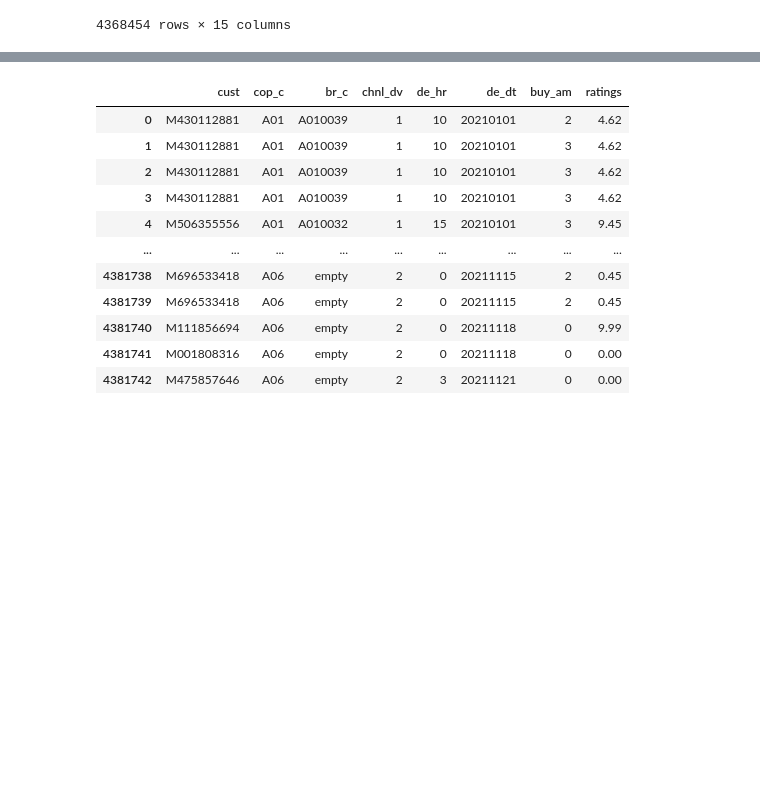
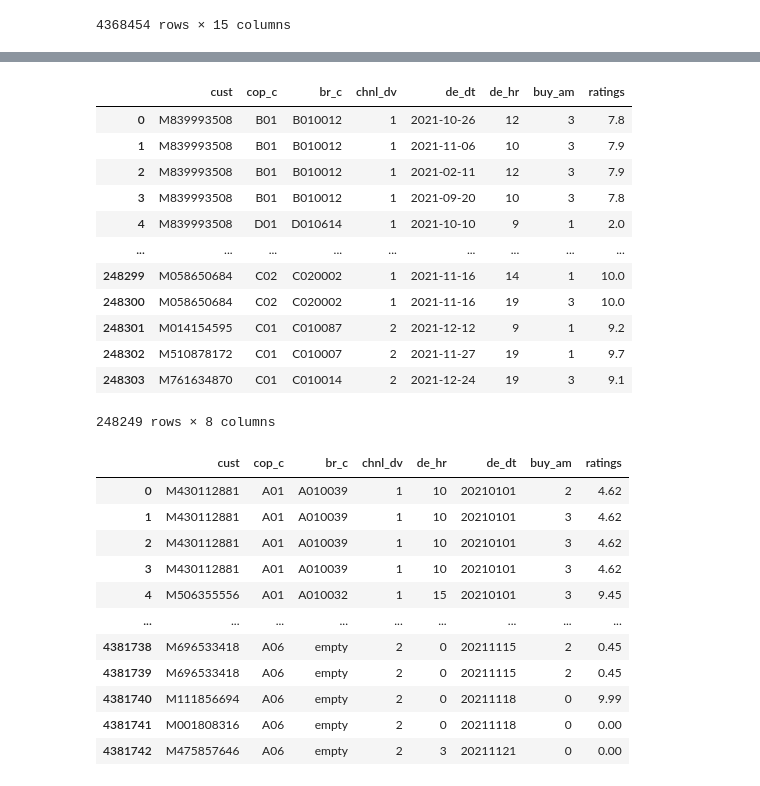
Before and after one commit to kch8906/Bigdata_Competition, a Jupyter notebook: DNN(0731).ipynb, the cells around one changed output, grey strips where cells are left out. Drawn from its saved outputs; the diff is of its cells as text; code cells hidden in the pictures; blank space fills up the shorter version.

```diff
--- a/DNN(0731).ipynb
+++ b/DNN(0731).ipynb
@@ -181,6 +233,23 @@ df_cop.dropna(axis=0, inplace=True)
 df_product['de_dt'] = df_product['de_dt'].astype('int64')
 df_product['de_dt'] = df_product['de_dt'].astype('str')
 df_product.dropna(axis=0, inplace=True)
+# %%
+df_cop['de_dt'] = pd.to_datetime(df_cop['de_dt'])
+df_cop
+# %% [output]
+|  | cust | cop_c | br_c | chnl_dv | de_dt | de_hr | buy_am | ratings |
+| 0 | M839993508 | B01 | B010012 | 1 | 2021-10-26 | 12 | 3 | 7.8 |
+| 1 | M839993508 | B01 | B010012 | 1 | 2021-11-06 | 10 | 3 | 7.9 |
+| 2 | M839993508 | B01 | B010012 | 1 | 2021-02-11 | 12 | 3 | 7.9 |
+| 3 | M839993508 | B01 | B010012 | 1 | 2021-09-20 | 10 | 3 | 7.8 |
+| 4 | M839993508 | D01 | D010614 | 1 | 2021-10-10 | 9 | 1 | 2.0 |
+| ... | ... | ... | ... | ... | ... | ... | ... | ... |
+| 248299 | M058650684 | C02 | C020002 | 1 | 2021-11-16 | 14 | 1 | 10.0 |
+| 248300 | M058650684 | C02 | C020002 | 1 | 2021-11-16 | 19 | 3 | 10.0 |
+| 248301 | M014154595 | C01 | C010087 | 2 | 2021-12-12 | 9 | 1 | 9.2 |
+| 248302 | M510878172 | C01 | C010007 | 2 | 2021-11-27 | 19 | 1 | 9.7 |
+| 248303 | M761634870 | C01 | C010014 | 2 | 2021-12-24 | 19 | 3 | 9.1 |
+248249 rows × 8 columns
 # %%
 df_product_cop = df_product[['cust', 'cop_c', 'br_c', 'chnl_dv','de_hr', 'de_dt', 'buy_am', 'ratings']]
 df_product_cop
```
Also changed, not shown: parts of 2 cells of this notebook, 5 other files.
